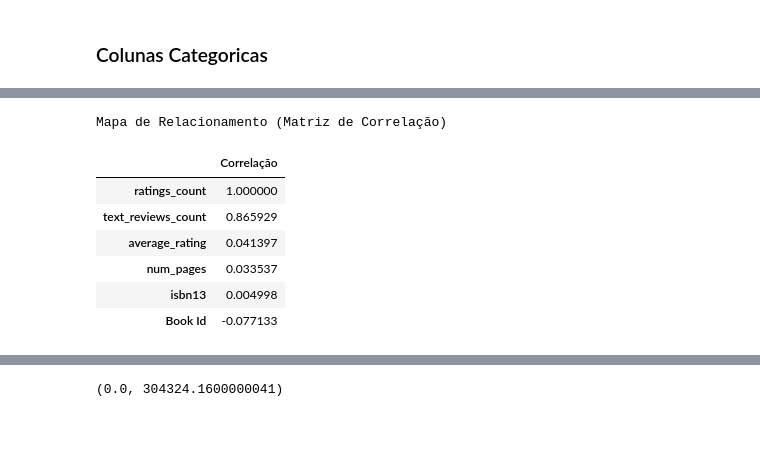
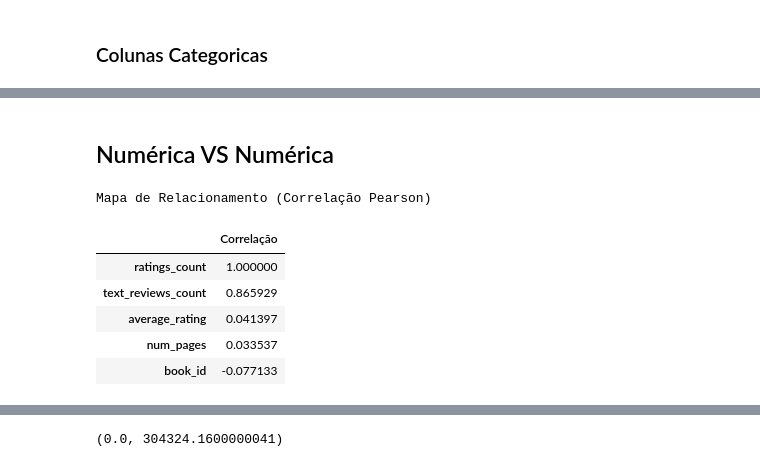
Before and after one commit to AleCecilio/entertainment_industry_performance_analysis, a Jupyter notebook: notebooks/04_eda_goodreads.ipynb, the cells around one changed output, grey strips where cells are left out. Saved outputs shown, nothing was run; the diff lists cells and outputs as text; code cells hidden in the pictures; blank space fills up the shorter version.

Commit message:
desenvolvimento de graficos e metricas para análise bivariada e temino da univariada books

```diff
--- a/notebooks/04_eda_goodreads.ipynb
+++ b/notebooks/04_eda_goodreads.ipynb
@@ -191,16 +212,18 @@ NameError: name 'df_clean' is not defined
+# %% [markdown]
+## Numérica VS Numérica
 # %%
 display(tb.estilizar_matriz_correlacao(
-    df_corr=df_clean.select_dtypes(include='number')
-        .corr()['ratings_count']
+    df_corr=df_books.select_dtypes(include='number')
+        .corr(method='pearson')['ratings_count']
         .sort_values(ascending=False)
-        .to_frame(name='Correlação')
+        .to_frame(name='Correlação'),
+        caption='Mapa de Relacionamento (Correlação Pearson)'
 ))
 # %% [output]
-Mapa de Relacionamento (Matriz de Correlação)
+Mapa de Relacionamento (Correlação Pearson)
 |  | Correlação |
 | ratings_count | 1.000000 |
 | text_reviews_count | 0.865929 |
 | average_rating | 0.041397 |
 | num_pages | 0.033537 |
-| isbn13 | 0.004998 |
-| Book Id | -0.077133 |
+| book_id | -0.077133 |
```
Also changed, not shown: parts of 24 cells of this notebook, 5 other files.
